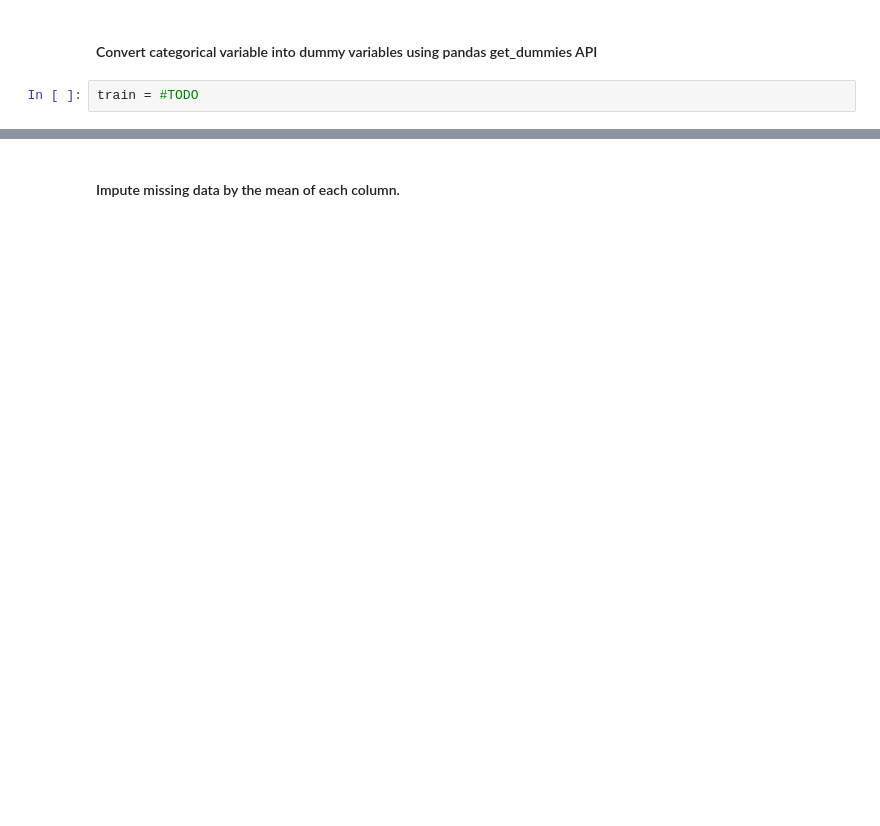
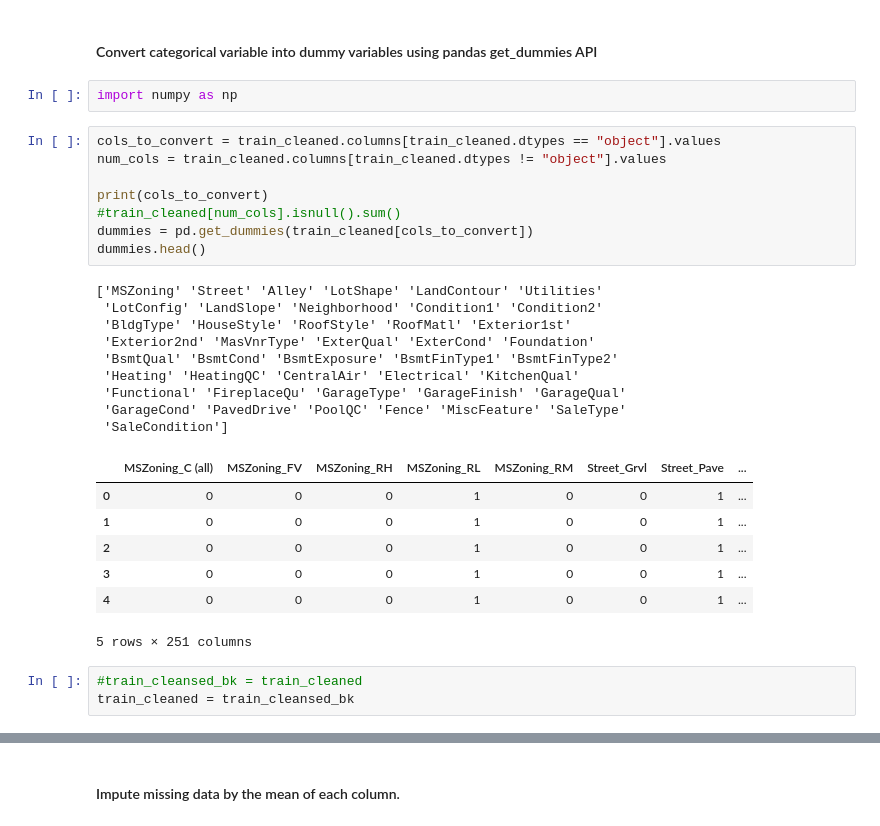
Before and after one commit to Boeing-Bros-UW-ML-Cert/Joeda, a Jupyter notebook: ML210_L7/ML210-Rice_Lab7.ipynb, the cells around one changed output, grey strips where cells are left out. Cells and saved outputs as stored; diff of their text form; blank space fills up the shorter version.

```diff
--- a/ML210_L7/ML210-Rice_Lab7.ipynb
+++ b/ML210_L7/ML210-Rice_Lab7.ipynb
@@ -54,4 +98,32 @@ There are several outliers, for example some very large homes appear to have bee
 # %% [markdown]
 #### Convert categorical variable into dummy variables using pandas get_dummies API
-# %%
-train = #TODO
+# %%
+import numpy as np
+# %%
+cols_to_convert = train_cleaned.columns[train_cleaned.dtypes == "object"].values
+num_cols = train_cleaned.columns[train_cleaned.dtypes != "object"].values
+
+print(cols_to_convert)
+#train_cleaned[num_cols].isnull().sum()
+dummies = pd.get_dummies(train_cleaned[cols_to_convert])
+dummies.head()
+# %% [output]
+['MSZoning' 'Street' 'Alley' 'LotShape' 'LandContour' 'Utilities'
+ 'LotConfig' 'LandSlope' 'Neighborhood' 'Condition1' 'Condition2'
+ 'BldgType' 'HouseStyle' 'RoofStyle' 'RoofMatl' 'Exterior1st'
+ 'Exterior2nd' 'MasVnrType' 'ExterQual' 'ExterCond' 'Foundation'
+ 'BsmtQual' 'BsmtCond' 'BsmtExposure' 'BsmtFinType1' 'BsmtFinType2'
+ 'Heating' 'HeatingQC' 'CentralAir' 'Electrical' 'KitchenQual'
+ 'Functional' 'FireplaceQu' 'GarageType' 'GarageFinish' 'GarageQual'
+ 'GarageCond' 'PavedDrive' 'PoolQC' 'Fence' 'MiscFeature' 'SaleType'
+ 'SaleCondition']
+|  | MSZoning_C (all) | MSZoning_FV | MSZoning_RH | MSZoning_RL | MSZoning_RM | Street_Grvl | Street_Pave | ... |
+| 0 | 0 | 0 | 0 | 1 | 0 | 0 | 1 | ... |
+| 1 | 0 | 0 | 0 | 1 | 0 | 0 | 1 | ... |
+| 2 | 0 | 0 | 0 | 1 | 0 | 0 | 1 | ... |
+| 3 | 0 | 0 | 0 | 1 | 0 | 0 | 1 | ... |
+| 4 | 0 | 0 | 0 | 1 | 0 | 0 | 1 | ... |
+5 rows × 251 columns
+# %%
+#train_cleansed_bk = train_cleaned
+train_cleaned = train_cleansed_bk
```
Also changed, not shown: parts of 22 cells of this notebook.
